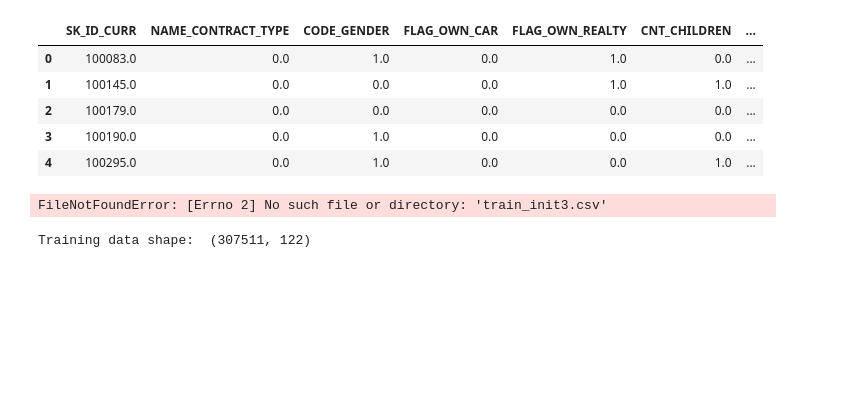
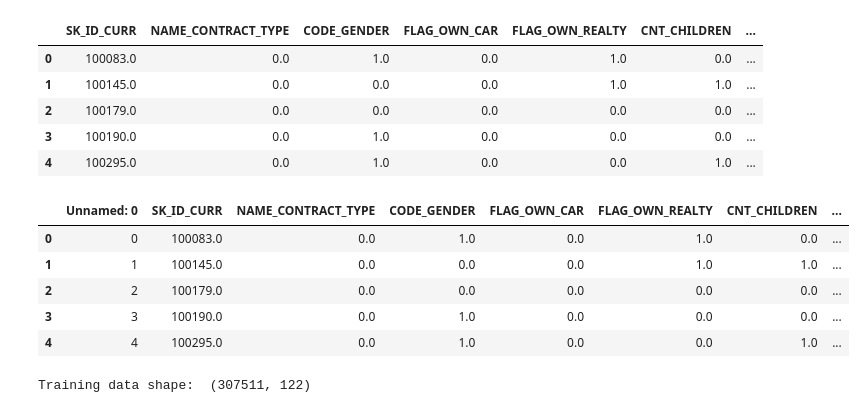
Before and after one commit to MaximeJabarian/streamlit-to-heroku, a Jupyter notebook: P7_Scoring_Model.ipynb, the cells around one changed output. Saved outputs shown, nothing was run; the diff lists cells and outputs as text; code cells hidden in the pictures; blank space fills up the shorter version.

```diff
--- a/P7_Scoring_Model.ipynb
+++ b/P7_Scoring_Model.ipynb
@@ -23,10 +23,15 @@ df.head()
 | 3 | 100190.0 | 0.0 | 1.0 | 0.0 | 0.0 | 0.0 | ... |
 | 4 | 100295.0 | 0.0 | 1.0 | 0.0 | 0.0 | 1.0 | ... |
 # %%
-df = pd.read_csv('train_init3.csv')
+df = pd.read_csv('train_init3.csv', sep=';')
 df.head()
 # %% [output]
-FileNotFoundError: [Errno 2] No such file or directory: 'train_init3.csv'
+|  | Unnamed: 0 | SK_ID_CURR | NAME_CONTRACT_TYPE | CODE_GENDER | FLAG_OWN_CAR | FLAG_OWN_REALTY | CNT_CHILDREN | ... |
+| 0 | 0 | 100083.0 | 0.0 | 1.0 | 0.0 | 1.0 | 0.0 | ... |
+| 1 | 1 | 100145.0 | 0.0 | 0.0 | 0.0 | 1.0 | 1.0 | ... |
+| 2 | 2 | 100179.0 | 0.0 | 0.0 | 0.0 | 0.0 | 0.0 | ... |
+| 3 | 3 | 100190.0 | 0.0 | 1.0 | 0.0 | 0.0 | 0.0 | ... |
+| 4 | 4 | 100295.0 | 0.0 | 1.0 | 0.0 | 0.0 | 1.0 | ... |
 # %%
 pd.set_option('display.max_columns', None)
 
```
